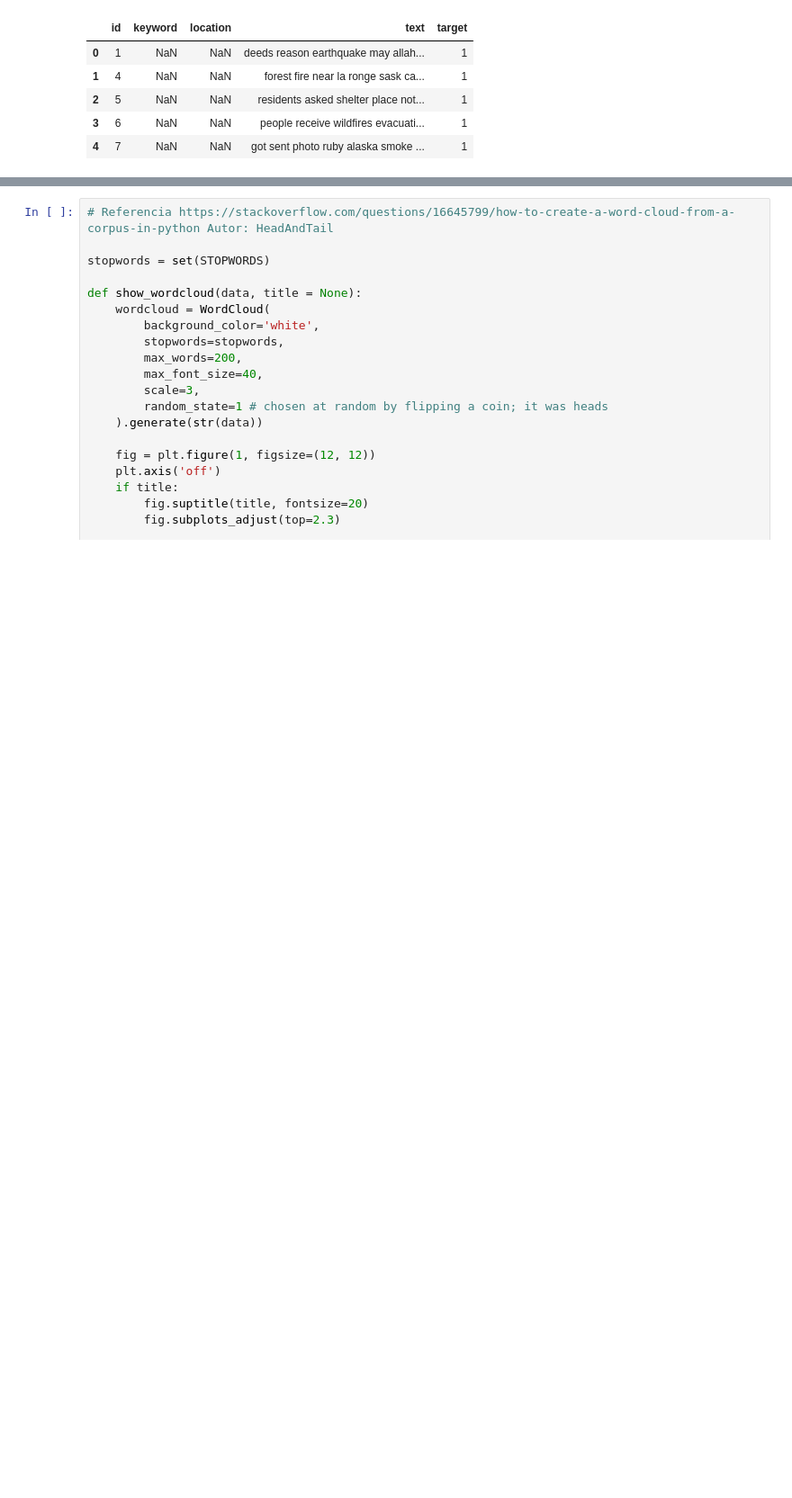
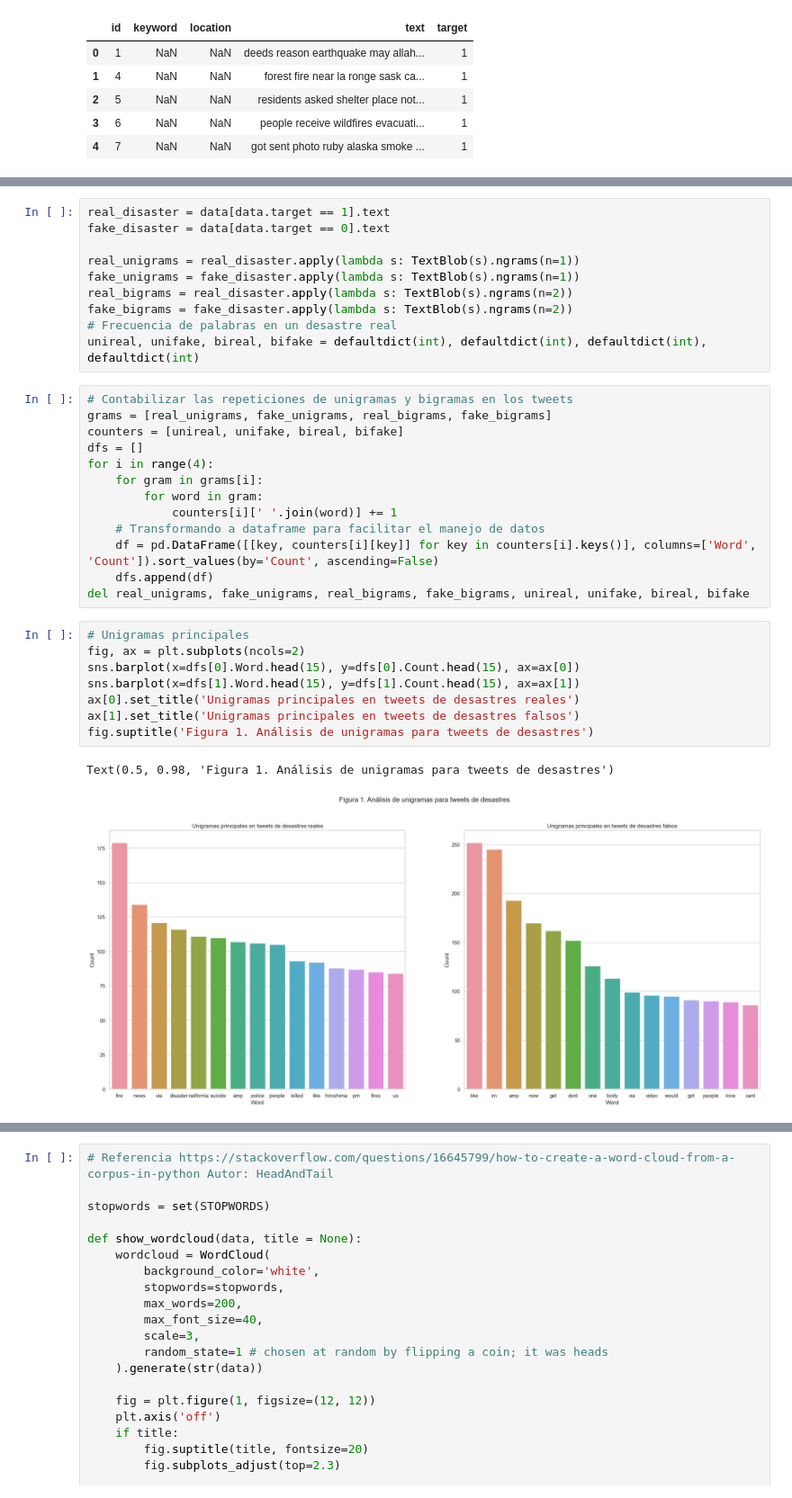
Before and after one commit to El-Mendez/data-science-lab5, a Jupyter notebook: notebook.ipynb, the cells around one changed output, grey strips where cells are left out. Shown: that part at 90% size. Saved outputs shown, nothing was run; the diff lists cells and outputs as text; blank space fills up the shorter version.

```diff
--- a/notebook.ipynb
+++ b/notebook.ipynb
@@ -236,0 +155,34 @@ df_unifake.head(3)
+# %%
+real_disaster = data[data.target == 1].text
+fake_disaster = data[data.target == 0].text
+
+real_unigrams = real_disaster.apply(lambda s: TextBlob(s).ngrams(n=1))
+fake_unigrams = fake_disaster.apply(lambda s: TextBlob(s).ngrams(n=1))
+real_bigrams = real_disaster.apply(lambda s: TextBlob(s).ngrams(n=2))
+fake_bigrams = fake_disaster.apply(lambda s: TextBlob(s).ngrams(n=2))
+# Frecuencia de palabras en un desastre real
+unireal, unifake, bireal, bifake = defaultdict(int), defaultdict(int), defaultdict(int), defaultdict(int)
+# %%
+# Contabilizar las repeticiones de unigramas y bigramas en los tweets
+grams = [real_unigrams, fake_unigrams, real_bigrams, fake_bigrams]
+counters = [unireal, unifake, bireal, bifake]
+dfs = []
+for i in range(4):
+    for gram in grams[i]:
+        for word in gram:
+            counters[i][' '.join(word)] += 1
+    # Transformando a dataframe para facilitar el manejo de datos
+    df = pd.DataFrame([[key, counters[i][key]] for key in counters[i].keys()], columns=['Word', 'Count']).sort_values(by='Count', ascending=False)
+    dfs.append(df)
+del real_unigrams, fake_unigrams, real_bigrams, fake_bigrams, unireal, unifake, bireal, bifake
+# %%
+# Unigramas principales
+fig, ax = plt.subplots(ncols=2)
+sns.barplot(x=dfs[0].Word.head(15), y=dfs[0].Count.head(15), ax=ax[0])
+sns.barplot(x=dfs[1].Word.head(15), y=dfs[1].Count.head(15), ax=ax[1])
+ax[0].set_title('Unigramas principales en tweets de desastres reales')
+ax[1].set_title('Unigramas principales en tweets de desastres falsos')
+fig.suptitle('Figura 1. Análisis de unigramas para tweets de desastres')
+# %% [output]
+Text(0.5, 0.98, 'Figura 1. Análisis de unigramas para tweets de desastres')
+[figure, added]
```
Also changed, not shown: parts of 73 cells of this notebook, 2 other files.
